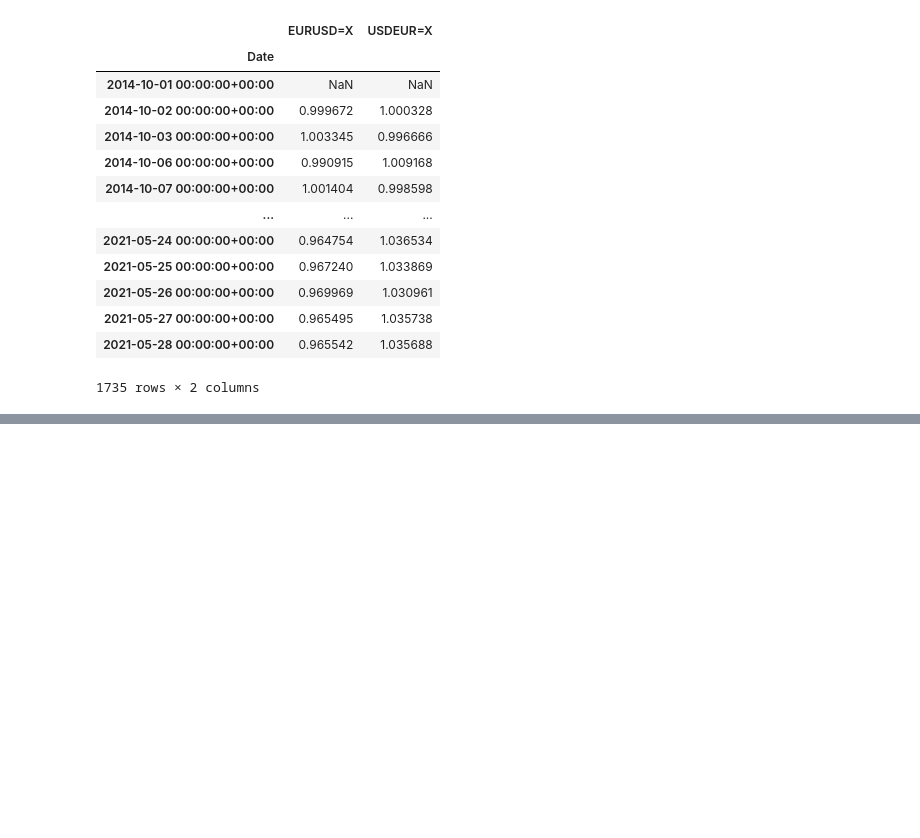
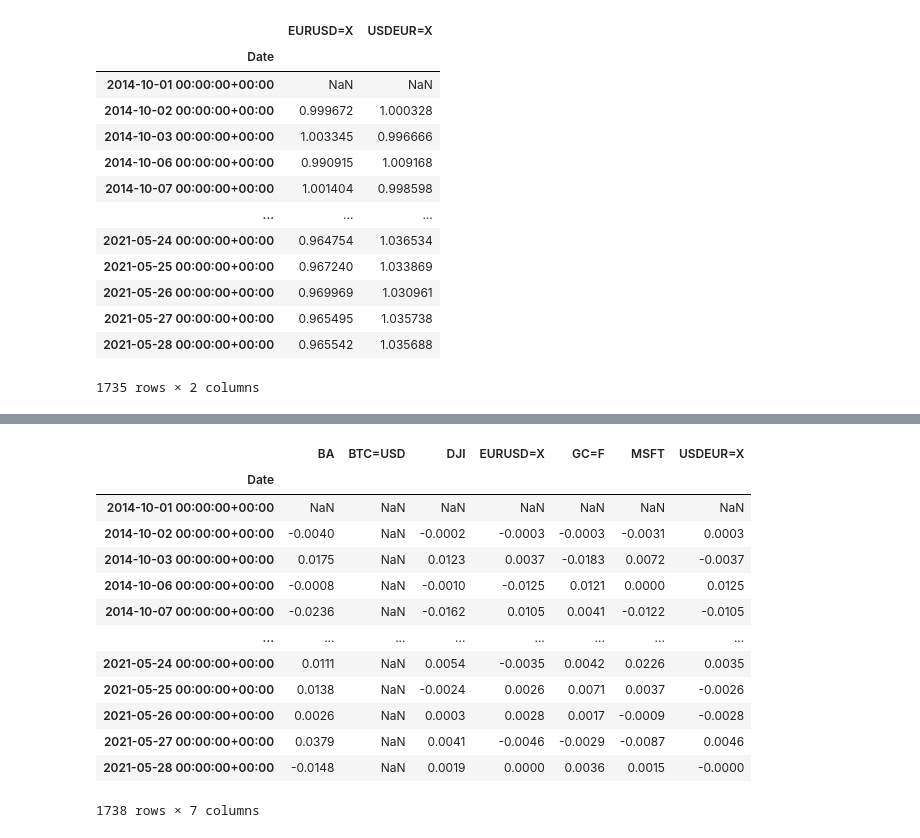
Before and after one commit to apasvenskas/Python-practice-with-financial-data, a Jupyter notebook: Shorts.ipynb, the cells around one changed output, grey strips where cells are left out. Saved outputs shown, nothing was run; the diff lists cells and outputs as text; code cells hidden in the pictures; blank space fills up the shorter version.

```diff
--- a/Shorts.ipynb
+++ b/Shorts.ipynb
@@ -168,0 +235,18 @@ norm_fx
+# %%
+returns = close.apply(lambda x: np.log(x.dropna() / x.dropna().shift()))
+returns
+# %% [output]
+|  | BA | BTC=USD | DJI | EURUSD=X | GC=F | MSFT | USDEUR=X |
+| Date |  |  |  |  |  |  |  |
+| 2014-10-01 00:00:00+00:00 | NaN | NaN | NaN | NaN | NaN | NaN | NaN |
+| 2014-10-02 00:00:00+00:00 | -0.0040 | NaN | -0.0002 | -0.0003 | -0.0003 | -0.0031 | 0.0003 |
+| 2014-10-03 00:00:00+00:00 | 0.0175 | NaN | 0.0123 | 0.0037 | -0.0183 | 0.0072 | -0.0037 |
+| 2014-10-06 00:00:00+00:00 | -0.0008 | NaN | -0.0010 | -0.0125 | 0.0121 | 0.0000 | 0.0125 |
+| 2014-10-07 00:00:00+00:00 | -0.0236 | NaN | -0.0162 | 0.0105 | 0.0041 | -0.0122 | -0.0105 |
+| ... | ... | ... | ... | ... | ... | ... | ... |
+| 2021-05-24 00:00:00+00:00 | 0.0111 | NaN | 0.0054 | -0.0035 | 0.0042 | 0.0226 | 0.0035 |
+| 2021-05-25 00:00:00+00:00 | 0.0138 | NaN | -0.0024 | 0.0026 | 0.0071 | 0.0037 | -0.0026 |
+| 2021-05-26 00:00:00+00:00 | 0.0026 | NaN | 0.0003 | 0.0028 | 0.0017 | -0.0009 | -0.0028 |
+| 2021-05-27 00:00:00+00:00 | 0.0379 | NaN | 0.0041 | -0.0046 | -0.0029 | -0.0087 | 0.0046 |
+| 2021-05-28 00:00:00+00:00 | -0.0148 | NaN | 0.0019 | 0.0000 | 0.0036 | 0.0015 | -0.0000 |
+1738 rows × 7 columns
```
Also changed, not shown: parts of 11 cells of this notebook.
